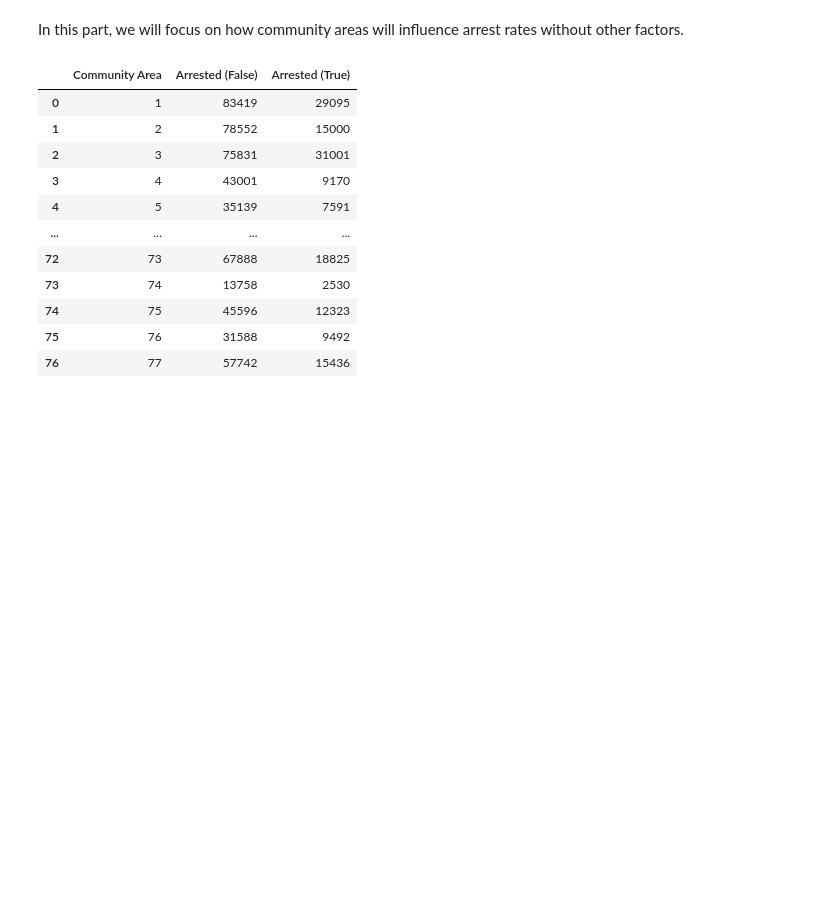
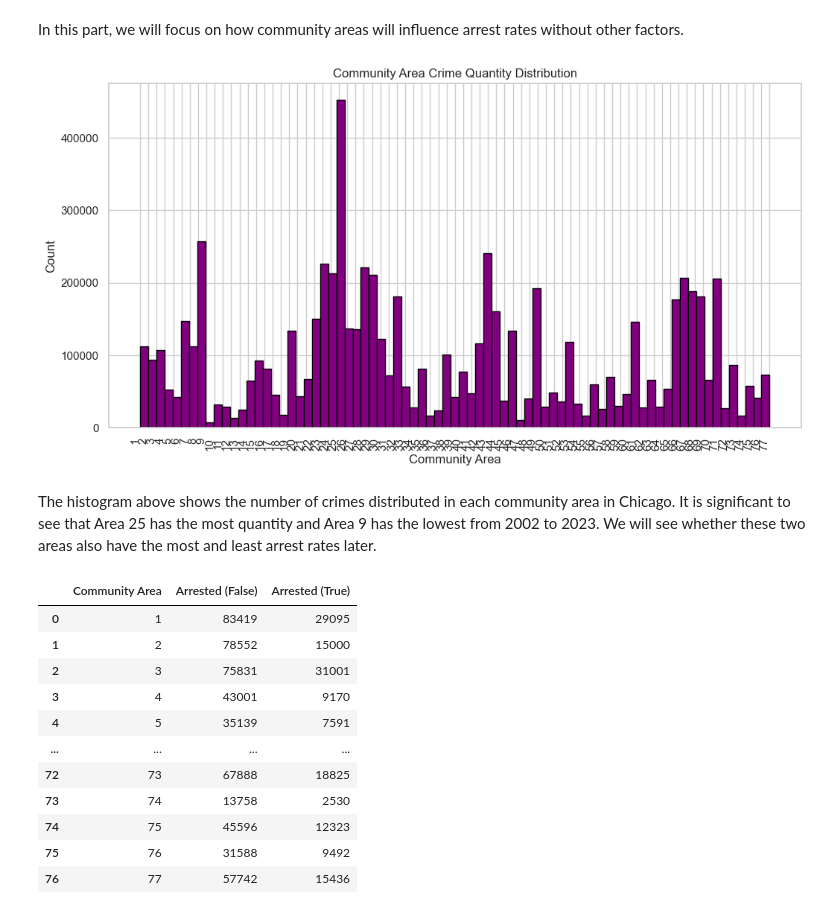
Before and after one commit to XingyuWang06/ECO225Project, a Jupyter notebook: Project1.ipynb, the cells around one changed output. Cells and saved outputs as stored; diff of their text form; code cells hidden in the pictures; blank space fills up the shorter version.

```diff
--- a/Project1.ipynb
+++ b/Project1.ipynb
@@ -171,4 +184,19 @@ This bar chart with each crime type on the x-axis and arrest rates on the y-axis
 ### X_2: Areas of Chicago
 # %% [markdown]
 In this part, we will focus on how community areas will influence arrest rates without other factors.
+# %%
+area_counts = chicago_crime_clean['Community Area'].value_counts()
+
+# Create a histogram
+plt.figure(figsize=(12, 6))
+plt.hist(chicago_crime_clean['Community Area'], bins=len(area_counts), color='purple', edgecolor='black')
+plt.title('Community Area Crime Quantity Distribution')
+plt.xlabel('Community Area')
+plt.ylabel('Count')
+plt.xticks(sorted(chicago_crime_clean['Community Area'].unique()), rotation=90, ha='right')
+plt.show()
+# %% [output]
+[figure, added]
+# %% [markdown]
+The histogram above shows the number of crimes distributed in each community area in Chicago. It is significant to see that Area 25 has the most quantity and Area 9 has the lowest from 2002 to 2023. We will see whether these two areas also have the most and least arrest rates later.
 # %%
```
Also changed, not shown: parts of 16 cells of this notebook.
